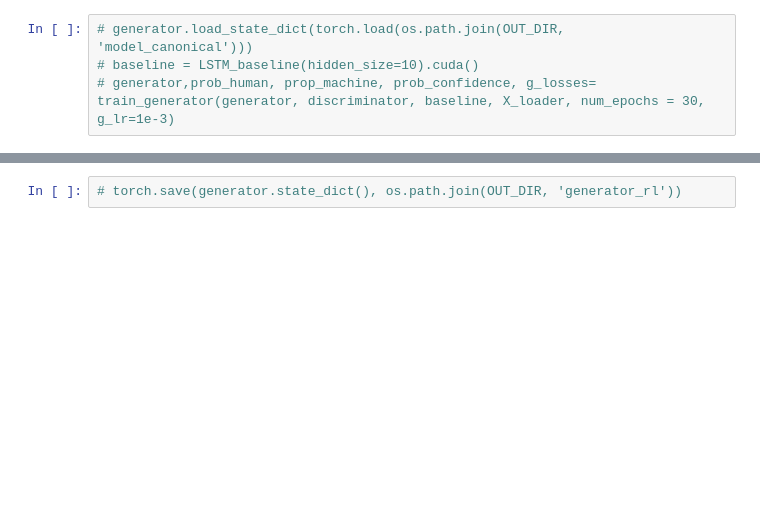
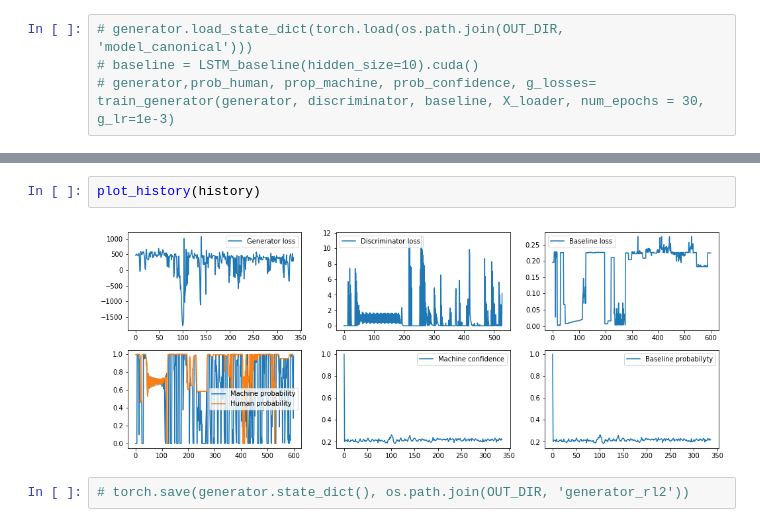
Before and after one commit to avecplezir/project_dnn2018, a Jupyter notebook: Discriminator-Ivan3-baseline.ipynb, the cells around one changed output, grey strips where cells are left out. Saved outputs shown, nothing was run; the diff lists cells and outputs as text; blank space fills up the shorter version.

```diff
--- a/Discriminator-Ivan3-baseline.ipynb
+++ b/Discriminator-Ivan3-baseline.ipynb
@@ -454,5 +507,9 @@ mean probability of machine generation confidence: 0.3514358103275299
+# %%
+plot_history(history)
+# %% [output]
+[figure, added]
 # %%
-# torch.save(generator.state_dict(), os.path.join(OUT_DIR, 'generator_rl'))
+# torch.save(generator.state_dict(), os.path.join(OUT_DIR, 'generator_rl2'))
 # %%
 from generate import write_file, generate
 # import gc
```
Also changed, not shown: parts of 13 cells of this notebook, 24 other files.
